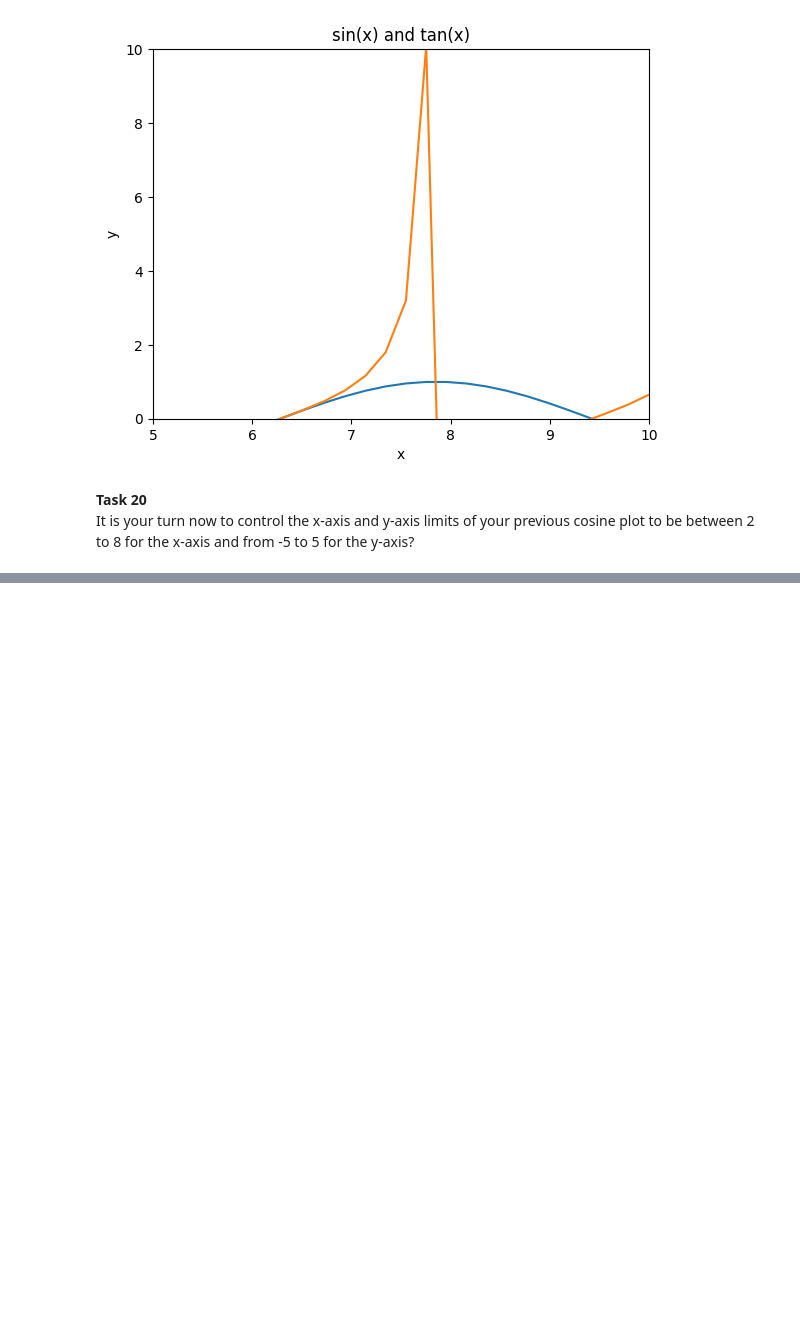
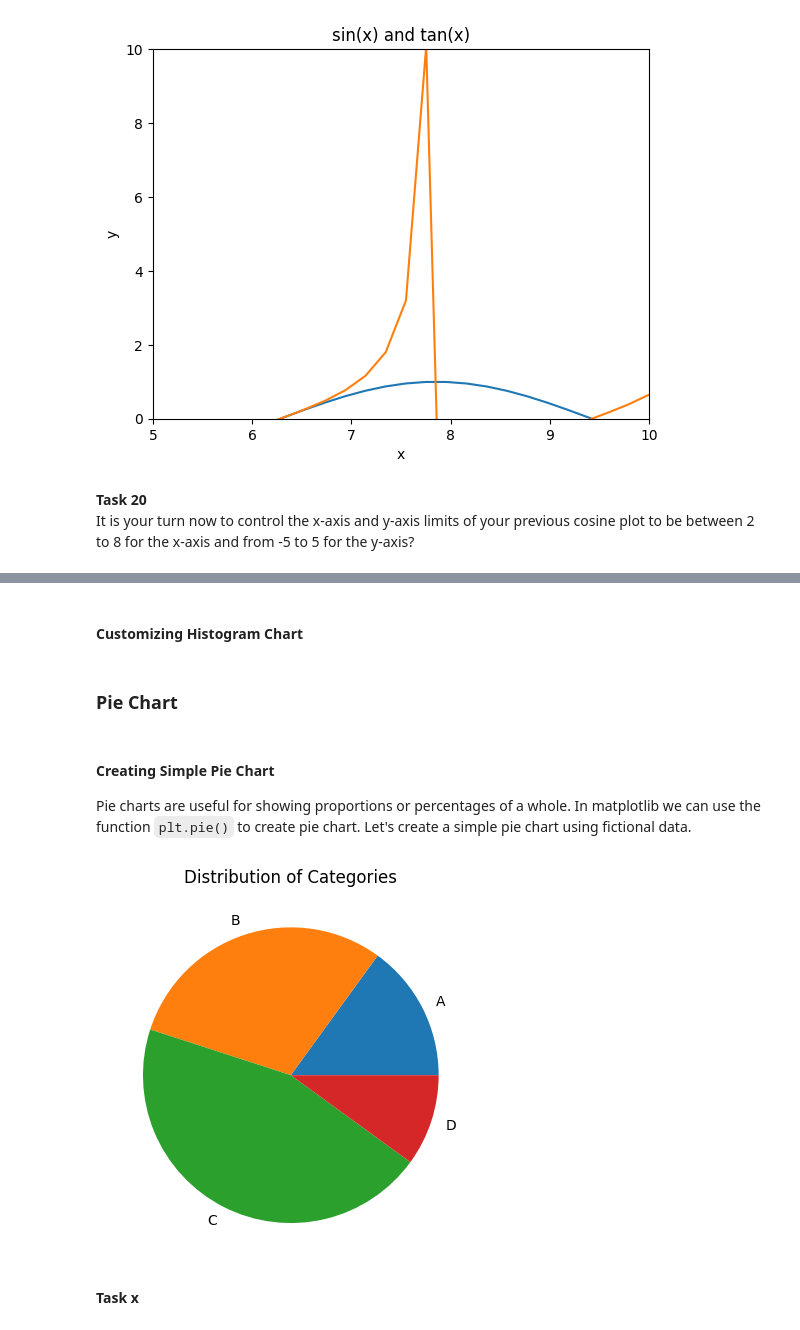
Before and after one commit to AhmadAlsaadi/ENCH320-Numpy, a Jupyter notebook: Matplotlib.ipynb, the cells around one changed output, grey strips where cells are left out. Saved outputs shown, nothing was run; the diff lists cells and outputs as text; code cells hidden in the pictures; blank space fills up the shorter version.

```diff
--- a/Matplotlib.ipynb
+++ b/Matplotlib.ipynb
@@ -465,0 +568,19 @@ It is your turn now to control the x-axis and y-axis limits of your previous cos
+# %% [markdown]
+#### Customizing Histogram Chart
+# %% [markdown]
+### Pie Chart
+# %% [markdown]
+#### Creating Simple Pie Chart
+Pie charts are useful for showing proportions or percentages of a whole. In matplotlib we can use the function `plt.pie()` to create pie chart. Let's create a simple pie chart using fictional data.
+# %%
+import matplotlib.pyplot as plt
+labels = ['A', 'B', 'C', 'D']
+sizes = [15, 30, 45, 10]
+
+plt.pie(sizes, labels=labels)
+plt.title('Distribution of Categories')
+plt.show()
+# %% [output]
+[figure, added]
+# %% [markdown]
+**Task x**
```
Also changed, not shown: parts of 35 cells of this notebook, 1 other file.
